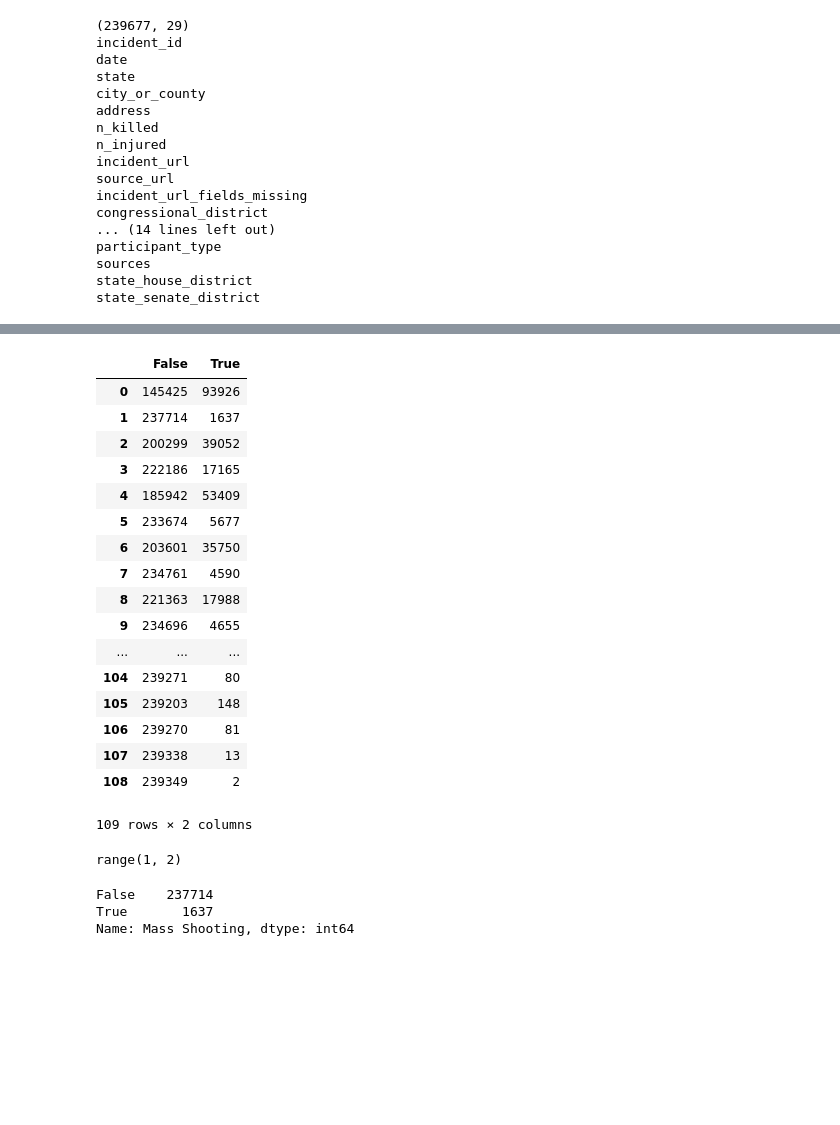
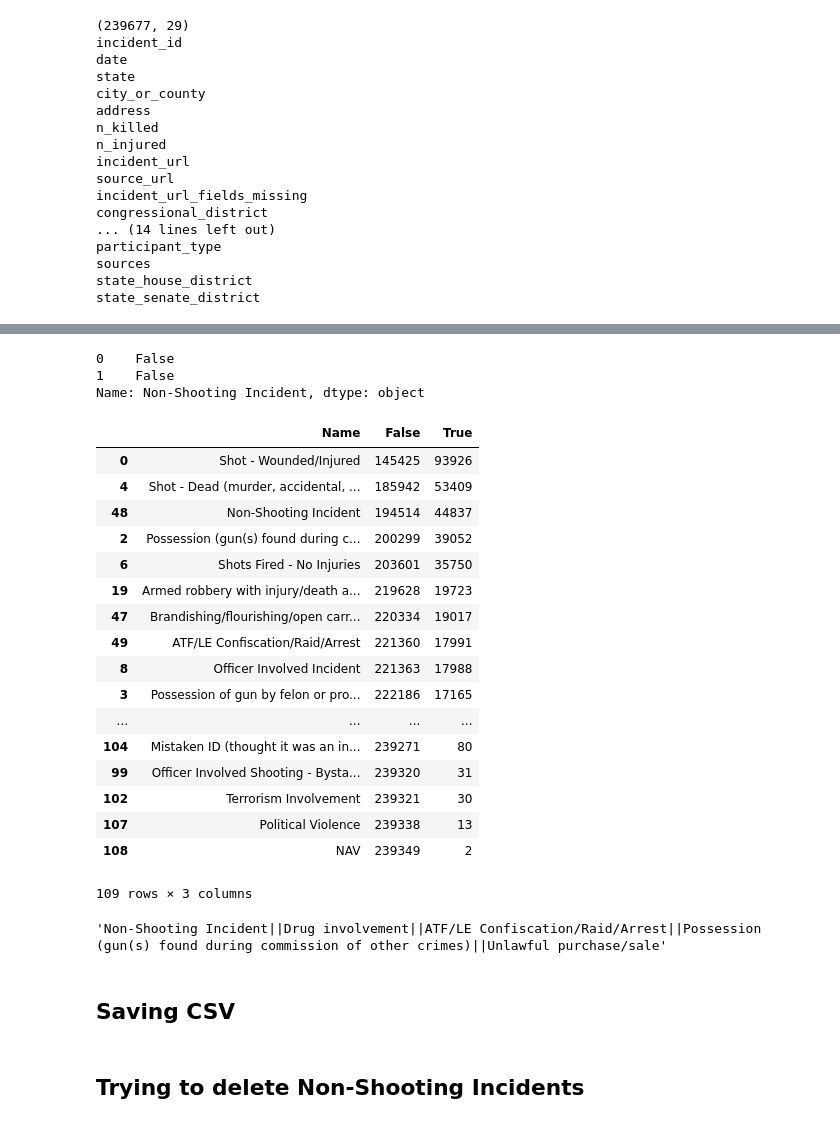
Before and after one commit to annabeck/Gun_Violence_E19, a Jupyter notebook: Data.ipynb, the cells around one changed output, grey strips where cells are left out. Cells and saved outputs as stored; diff of their text form; code cells hidden in the pictures; blank space fills up the shorter version.

```diff
--- a/Data.ipynb
+++ b/Data.ipynb
@@ -168,3 +186,12 @@ df.head(1)
+# %%
+df.head(1)
+#for col in df.columns:
+ #   print(col)
+df['Non-Shooting Incident'].head(2)
+# %% [output]
+0    False
+1    False
+Name: Non-Shooting Incident, dtype: object
 # %%
 # Tjekker om vi har identificeret de rigtig variable
 col = [('False',[]),('True',[])]
@@ -177,34 +204,35 @@ for i in unikke2:
         col[j][1].append(s1[j])
 # %%
 Dict = {title:column for (title,column) in col}
-di = pd.DataFrame(Dict)
-di
+di = pd.DataFrame(Dict) #Tabel der viser, hvor mange incidents der er
+nv_incident = pd.DataFrame(unikke)
+di['Name']=pd.DataFrame(nv_incident, index = di.index)
+di = di[['Name','False','True']]
-# %% [output]
-|  | False | True |
-| 0 | 145425 | 93926 |
-| 1 | 237714 | 1637 |
-| 2 | 200299 | 39052 |
-| 3 | 222186 | 17165 |
-| 4 | 185942 | 53409 |
-| 5 | 233674 | 5677 |
-| 6 | 203601 | 35750 |
-| 7 | 234761 | 4590 |
-| 8 | 221363 | 17988 |
-| 9 | 234696 | 4655 |
-| ... | ... | ... |
-| 104 | 239271 | 80 |
-| 105 | 239203 | 148 |
-| 106 | 239270 | 81 |
-| 107 | 239338 | 13 |
-| 108 | 239349 | 2 |
-109 rows × 2 columns
-# %%
-range(1,2)
-# %% [output]
-range(1, 2)
-# %%
-s
-# %% [output]
-False    237714
-True       1637
-Name: Mass Shooting, dtype: int64
+# %%
+di.sort_values(by=['True'], ascending = False)
+# %% [output]
+|  | Name | False | True |
+| 0 | Shot - Wounded/Injured | 145425 | 93926 |
+| 4 | Shot - Dead (murder, accidental, ... | 185942 | 53409 |
+| 48 | Non-Shooting Incident | 194514 | 44837 |
+| 2 | Possession (gun(s) found during c... | 200299 | 39052 |
+| 6 | Shots Fired - No Injuries | 203601 | 35750 |
+| 19 | Armed robbery with injury/death a... | 219628 | 19723 |
+| 47 | Brandishing/flourishing/open carr... | 220334 | 19017 |
+| 49 | ATF/LE Confiscation/Raid/Arrest | 221360 | 17991 |
+| 8 | Officer Involved Incident | 221363 | 17988 |
+| 3 | Possession of gun by felon or pro... | 222186 | 17165 |
+| ... | ... | ... | ... |
+| 104 | Mistaken ID (thought it was an in... | 239271 | 80 |
+| 99 | Officer Involved Shooting - Bysta... | 239320 | 31 |
+| 102 | Terrorism Involvement | 239321 | 30 |
+| 107 | Political Violence | 239338 | 13 |
+| 108 | NAV | 239349 | 2 |
+109 rows × 3 columns
+# %%
+df.loc[df['Non-Shooting Incident']==True]
+df['incident_characteristics'].loc[df['Non-Shooting Incident']==True][312]
+# %% [output]
+'Non-Shooting Incident||Drug involvement||ATF/LE Confiscation/Raid/Arrest||Possession (gun(s) found during commission of other crimes)||Unlawful purchase/sale'
+# %% [markdown]
+## Saving CSV
@@ -210,0 +241,2 @@ Name: Mass Shooting, dtype: int64
+# %% [markdown]
+## Trying to delete Non-Shooting Incidents
```
Also changed, not shown: parts of 15 cells of this notebook.
